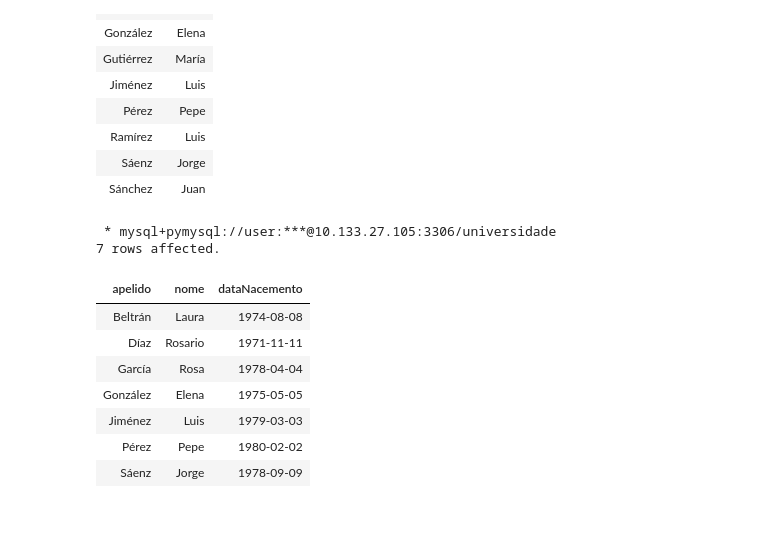
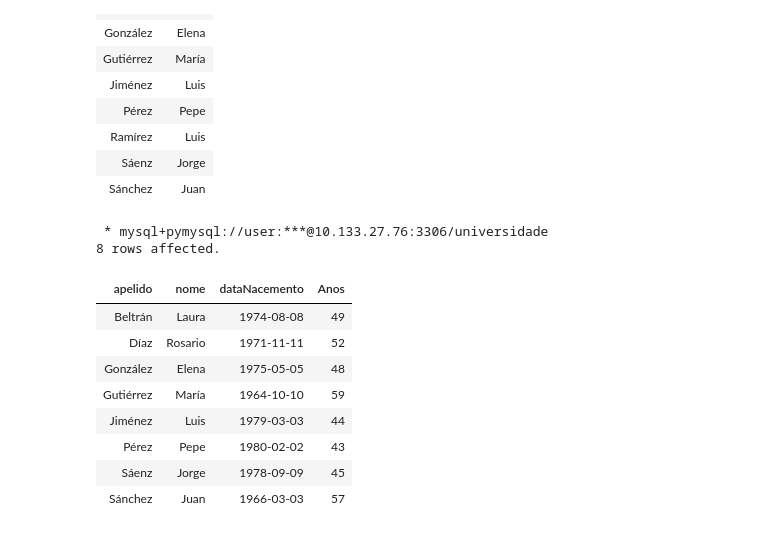
Before and after one commit to bigdatawirtz/escenarios, a Jupyter notebook: practica-sql-universidade/sql/consultas-SQL-I-solucion.ipynb, the cells around one changed output. Cells and saved outputs as stored; diff of their text form; code cells hidden in the pictures.

```diff
--- a/practica-sql-universidade/sql/consultas-SQL-I-solucion.ipynb
+++ b/practica-sql-universidade/sql/consultas-SQL-I-solucion.ipynb
@@ -604,25 +604,26 @@ ASC
 # %%
 %%sql
 SELECT
-apelido, nome, dataNacemento
+apelido, nome, dataNacemento, TRUNCATE(DATEDIFF(now(), dataNacemento)/365,0) as Anos
 FROM
 persoa
 WHERE
 dataNacemento < now() - interval 25 year
 ORDER BY
 apelido, nome
 ASC
 # %% [output]
- * mysql+pymysql://user:***@10.133.27.105:3306/universidade
-7 rows affected.
+ * mysql+pymysql://user:***@10.133.27.76:3306/universidade
+8 rows affected.
-| apelido | nome | dataNacemento |
-| Beltrán | Laura | 1974-08-08 |
-| Díaz | Rosario | 1971-11-11 |
-| García | Rosa | 1978-04-04 |
-| González | Elena | 1975-05-05 |
-| Jiménez | Luis | 1979-03-03 |
-| Pérez | Pepe | 1980-02-02 |
-| Sáenz | Jorge | 1978-09-09 |
+| apelido | nome | dataNacemento | Anos |
+| Beltrán | Laura | 1974-08-08 | 49 |
+| Díaz | Rosario | 1971-11-11 | 52 |
+| González | Elena | 1975-05-05 | 48 |
+| Gutiérrez | María | 1964-10-10 | 59 |
+| Jiménez | Luis | 1979-03-03 | 44 |
+| Pérez | Pepe | 1980-02-02 | 43 |
+| Sáenz | Jorge | 1978-09-09 | 45 |
+| Sánchez | Juan | 1966-03-03 | 57 |
 # %%
 # 31. Listaxe que mostre as asignaturas co seu custo por crédito ordenadas polo seu custo por crédito.
 # %%
```
